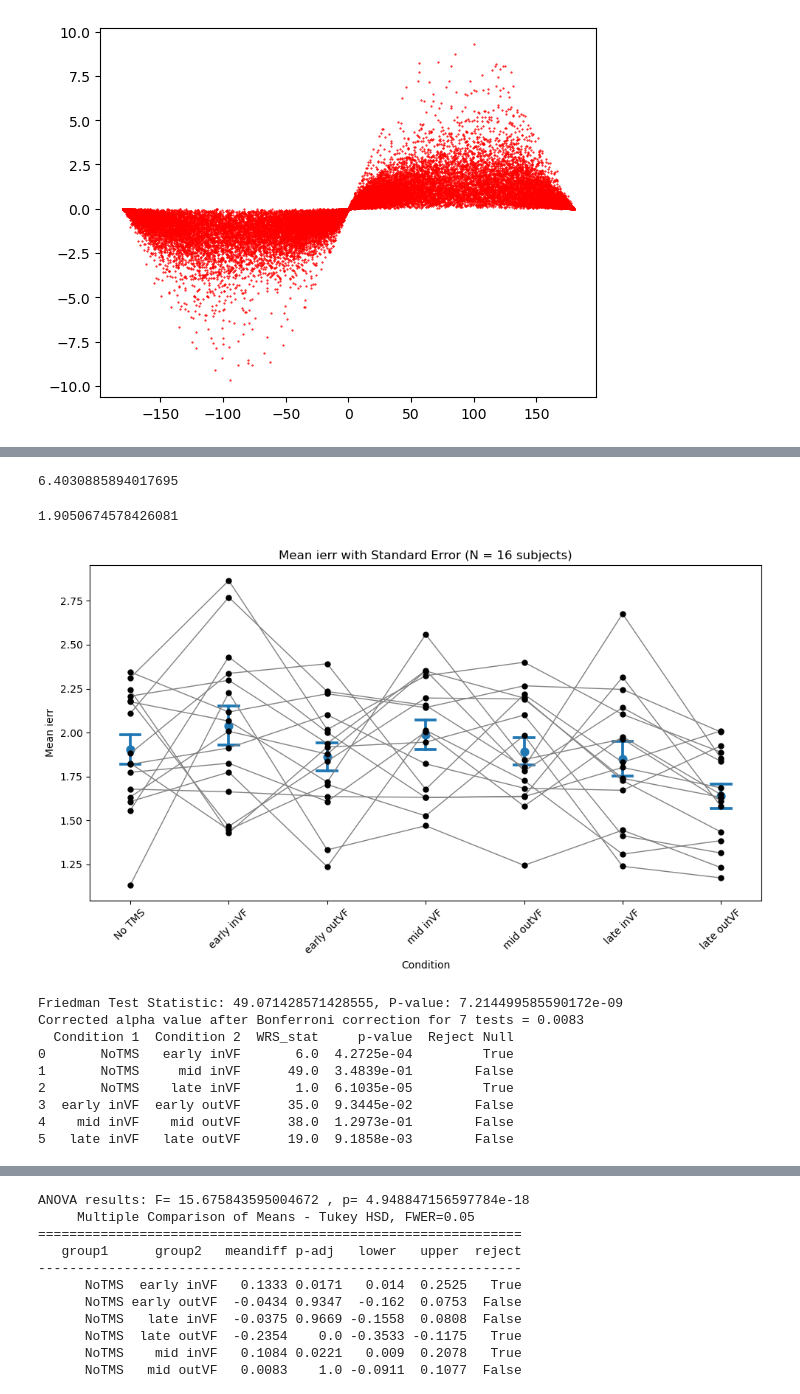
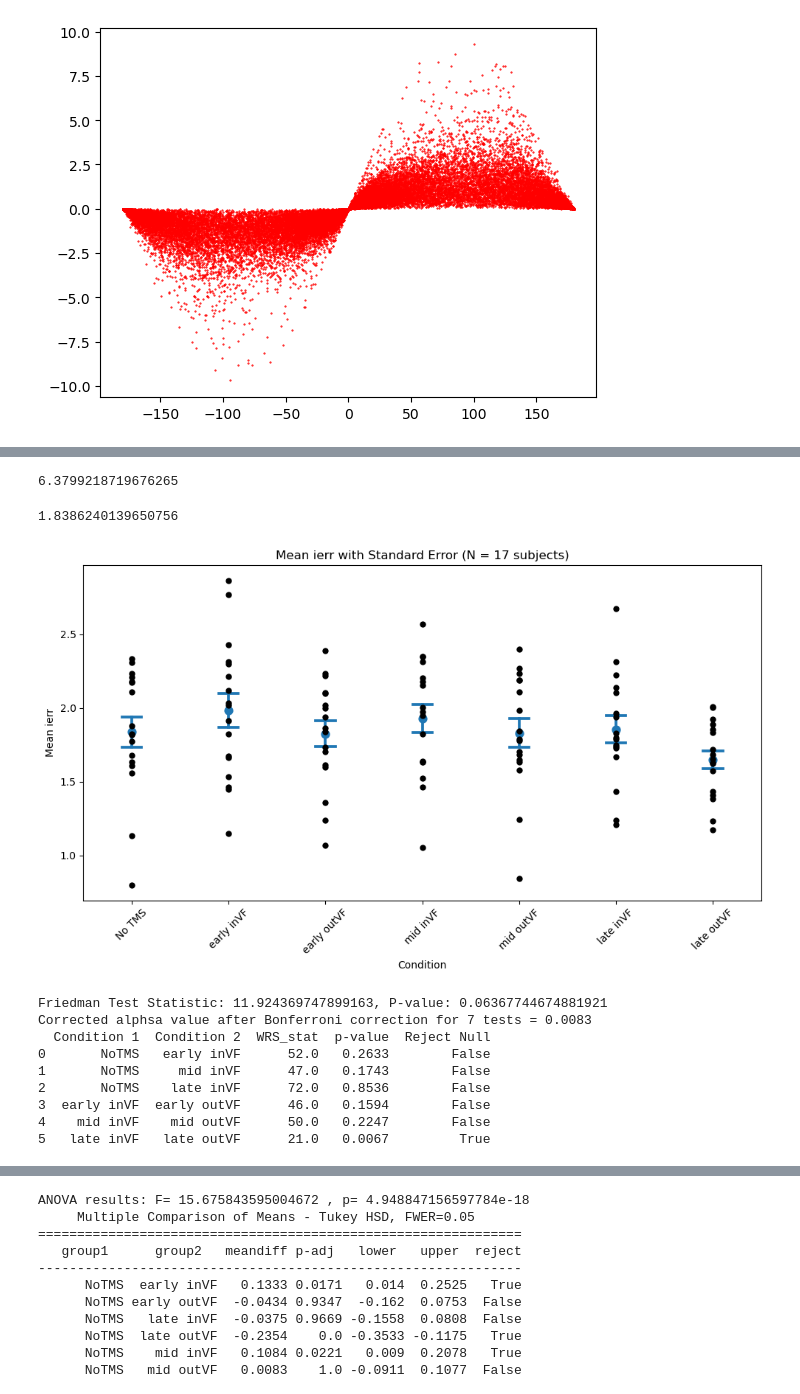
Before and after one commit to mindemory/mgs_stimul, a Jupyter notebook: mgsAnalysis/analysisEye/main.ipynb, the cells around one changed output, grey strips where cells are left out. Cells and saved outputs as stored; diff of their text form; code cells hidden in the pictures.

```diff
--- a/mgsAnalysis/analysisEye/main.ipynb
+++ b/mgsAnalysis/analysisEye/main.ipynb
@@ -58,8 +58,13 @@ df_orig.describe(include=object)
 # %%
 n_rows_original = len(df_orig)
 # Filter out entries with 'rejtrials' == 1
-df = df_orig[(df_orig['rejtrials'] != 1) & (df_orig['isacc_rt']>0.08) ].copy()
-df = df.dropna().reset_index()
+df = df_orig[(df_orig['rejtrials'] != 1) & (df_orig['isacc_rt']>0.2) & (df_orig['isacc_rt']<1.0) ].copy()
+sids = df['subjID'].unique()
+for ii in range(sids):
+    th_df = df[df['subjID'] == sids(ii)]
+    thresh = th_df['ierr'].mean() + 3 * th_df['ierr'].std()
+    rows_to_elim = df
+#df = df.dropna().reset_index()
 n_rows_filtered = len(df)
 print(f"Original = {n_rows_original}, after filtering = {n_rows_filtered} trials.")
 print()
@@ -200,7 +161,7 @@ plt.show()
 # %%
 df['ierr'].mean() + 3*df['ierr'].std()
 # %% [output]
-6.4030885894017695
+6.3799218719676265
 # %%
 def calculate_mean_and_se(group, error_metric):
     #temp_stuff = group[error_metric]
@@ -230,37 +191,37 @@ def plot_error_metric(df, error_metric):
     #     'NoTMS inVF': df_filtered[(df_filtered['TMS_condition'] == 'No TMS') & (df_filtered['day'].isin([1, 2, 3])) & (df_filtered['instimVF'] == 1)],
     #     'NoTMS outVF': df_filtered[(df_filtered['TMS_condition'] == 'No TMS') & (df_filtered['day'].isin([1, 2, 3])) & (df_filtered['instimVF'] == 0)],
     #     'early inVF': df_filtered[(df_filtered['TMS_condition'] == 'TMS intoVF') & (df_filtered['day'] == 4)],
     #     'early outVF': df_filtered[(df_filtered['TMS_condition'] == 'TMS outVF') & (df_filtered['day'] == 4)],
     #     'mid inVF': df_filtered[(df_filtered['TMS_condition'] == 'TMS intoVF') & (df_filtered['day'].isin([1, 2, 3]))],
     #     'mid outVF': df_filtered[(df_filtered['TMS_condition'] == 'TMS outVF') & (df_filtered['day'].isin([1, 2, 3]))],
     #     'late inVF': df_filtered[(df_filtered['TMS_condition'] == 'TMS intoVF') & (df_filtered['day'] == 5)],
     #     'late outVF': df_filtered[(df_filtered['TMS_condition'] == 'TMS outVF') & (df_filtered['day'] == 5)],
     # }
     results = {cond: data.groupby('subjID').apply(calculate_mean_and_se, error_metric=error_metric) for cond, data in conditions.items()}
     combined_results = pd.concat(results, names=['Condition']).reset_index()
     print(np.mean(combined_results[combined_results['Condition']=='No TMS']['mean']))
     #combined_results.to_csv('cc_test.csv', index = False)
 
     plt.figure(figsize=(10, 6))
     sns.pointplot(data=combined_results, x='Condition', y='mean', linestyle="none", capsize=.2, errorbar="se")
     sns.stripplot(data=combined_results, x='Condition', y='mean', color="black", jitter=False, size=6)
-    sns.lineplot(data=combined_results, x='Condition', y='mean', hue='subjID',
-                    palette=['gray']*len(valid_subjects), legend=False, dashes=True, linewidth=1)
+    # sns.lineplot(data=combined_results, x='Condition', y='mean', hue='subjID',
+    #                 palette=['gray']*len(valid_subjects), legend=False, dashes=True, linewidth=1)
     plt.title(f'Mean {error_metric} with Standard Error (N = {len(valid_subjects)} subjects)')
     plt.ylabel(f'Mean {error_metric}')
     plt.xlabel('Condition')
     plt.xticks(rotation=45)
     plt.tight_layout()
     plt.show()
 plot_error_metric(df, 'ierr')
 #plot_error_metric(df, 'ferr')
 # plot_error_metric(df, 'igain')
 # plot_error_metric(df, 'iamp')
 # plot_error_metric(df, 'idir')
 #plot_error_metric(df, 'fsacc_rt')
 # %% [output]
-1.9050674578426081
+1.8386240139650756
-[figure, old version]
+[figure, new version]
 # %%
 def compute_stats(df, error_metric, aspect):
     df = df[df['ierr'] < 6.4]
@@ -292,7 +253,7 @@ def compute_stats(df, error_metric, aspect):
 
     print(f'Friedman Test Statistic: {friedman_stat}, P-value: {friedman_p}')
 
-    if friedman_p < 0.05:
+    if friedman_p < 0.1:
     #if res.anova_table['Pr > F'][0] < 0.05:
         comparison_pairs = [
             ('NoTMS', 'early inVF'),
@@ -303,7 +264,7 @@ def compute_stats(df, error_metric, aspect):
             ('late inVF', 'late outVF')
         ]
         alpha_adjusted = 0.05 / (len(comparison_pairs))  # +1 for ANOVA
-        print(f'Corrected alpha value after Bonferroni correction for {len(comparison_pairs) + 1} tests = {round(alpha_adjusted, 4)}')
+        print(f'Corrected alphsa value after Bonferroni correction for {len(comparison_pairs) + 1} tests = {round(alpha_adjusted, 4)}')
 
         results = []
 
@@ -318,17 +279,17 @@ def compute_stats(df, error_metric, aspect):
         results_df = pd.DataFrame(results, columns=['Condition 1', 'Condition 2', 'WRS_stat', 'p-value', 'Reject Null'])
         print(results_df)
 
-compute_stats(df, 'ierr', 'se')
+compute_stats(df, 'ierr', 'mean')
 # %% [output]
-Friedman Test Statistic: 49.071428571428555, P-value: 7.214499585590172e-09
-Corrected alpha value after Bonferroni correction for 7 tests = 0.0083
-  Condition 1  Condition 2  WRS_stat     p-value  Reject Null
-0       NoTMS   early inVF       6.0  4.2725e-04         True
-1       NoTMS     mid inVF      49.0  3.4839e-01        False
-2       NoTMS    late inVF       1.0  6.1035e-05         True
-3  early inVF  early outVF      35.0  9.3445e-02        False
-4    mid inVF    mid outVF      38.0  1.2973e-01        False
-5   late inVF   late outVF      19.0  9.1858e-03        False
+Friedman Test Statistic: 11.924369747899163, P-value: 0.06367744674881921
+Corrected alphsa value after Bonferroni correction for 7 tests = 0.0083
+  Condition 1  Condition 2  WRS_stat  p-value  Reject Null
+0       NoTMS   early inVF      52.0   0.2633        False
+1       NoTMS     mid inVF      47.0   0.1743        False
+2       NoTMS    late inVF      72.0   0.8536        False
+3  early inVF  early outVF      46.0   0.1594        False
+4    mid inVF    mid outVF      50.0   0.2247        False
+5   late inVF   late outVF      21.0   0.0067         True
 # %%
 def calculate_mean_and_se(group, error_metric):
     mean = group[error_metric].mean()
```
Also changed, not shown: parts of 7 cells of this notebook, 1 other file.
